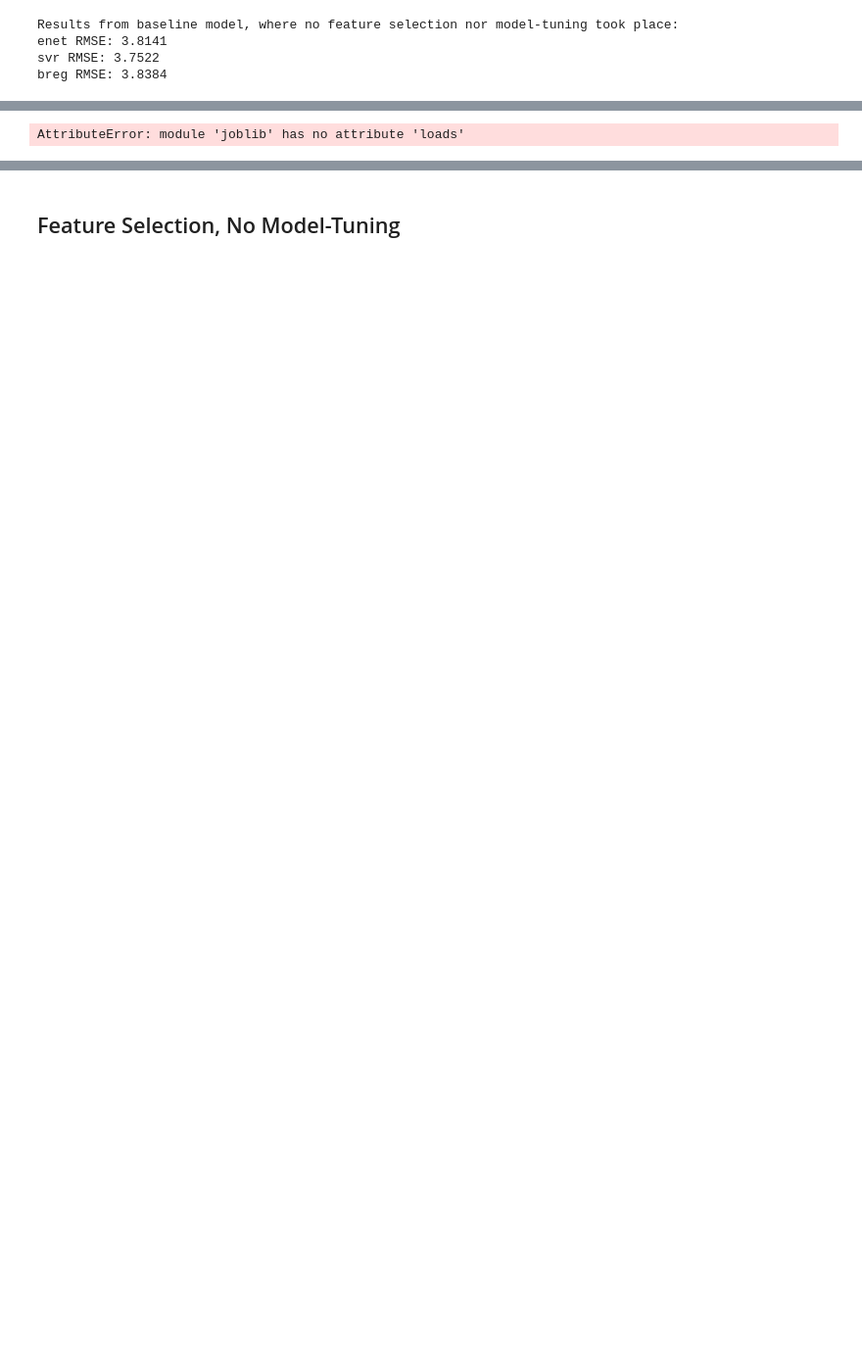
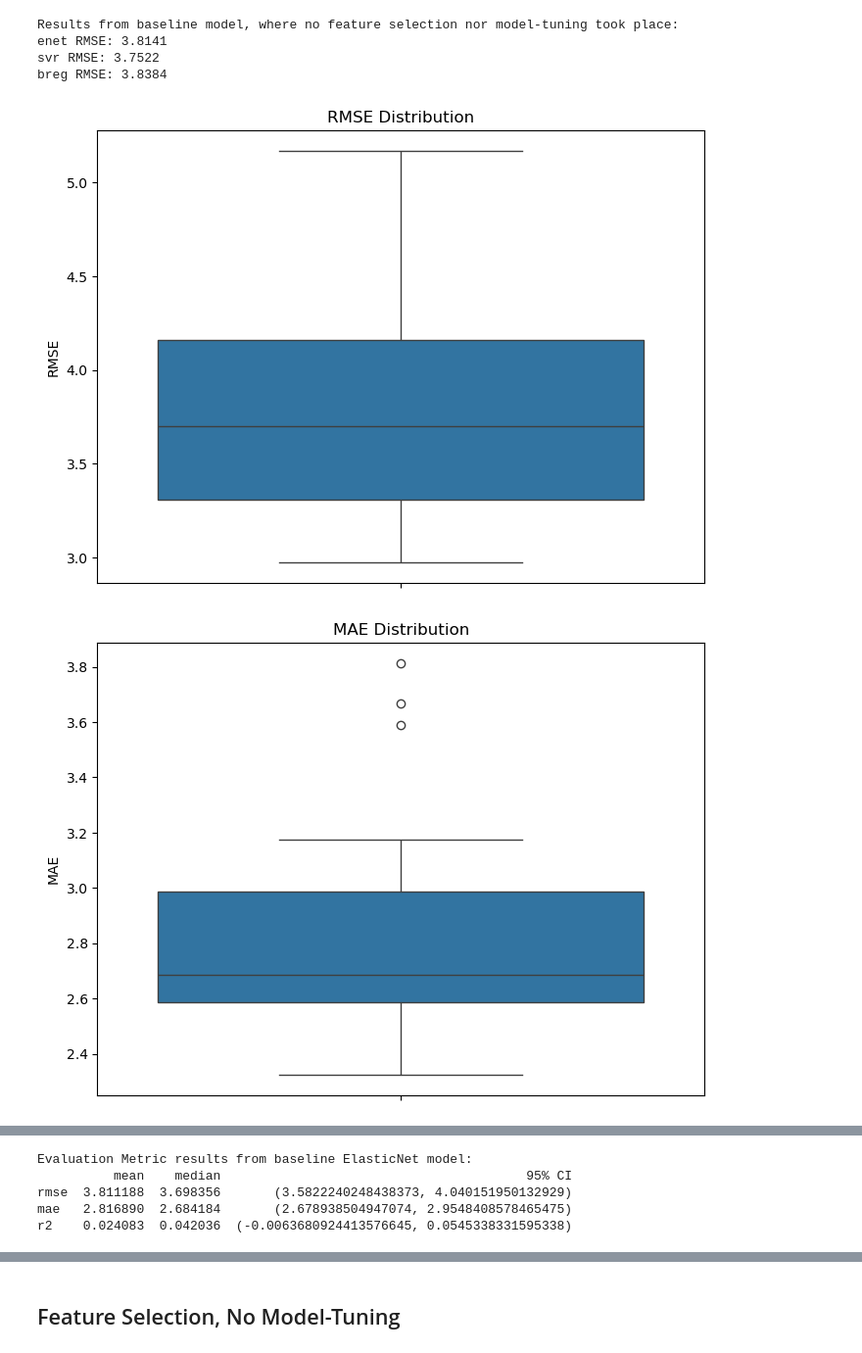
Before and after one commit to smertzani444/Assignment-1, a Jupyter notebook: models/model_analysis.ipynb, the cells around one changed output, grey strips where cells are left out. Shown: that part at 98% size. Saved outputs shown, nothing was run; the diff lists cells and outputs as text; code cells hidden in the pictures; blank space fills up the shorter version.

```diff
--- a/models/model_analysis.ipynb
+++ b/models/model_analysis.ipynb
@@ -120,25 +131,27 @@ svr RMSE: 3.7522
 breg RMSE: 3.8384
 # %%
 # Since no feature selection took place for this part of our model analysis, therewas no need for evaluation set alignment to the developmet set
-# Features and target have already been separated
-baseline = Regressor()
+# We have to distinguish the target and the features of the val_reduced_df, since this is the set used for the evaluation part
 
+X, y = baseline.separate_features_target(val_reduced_df, target='BMI', columns_to_remove=['Sex', 'Host age'])
 
 # model_instance-> ElasticNet with default parameters and no feauture selection
-enet_results, enet_metrics = baseline.evaluate_model(ElasticNet(), X, y, runs=30, test_size=0.2, save_path=None)
+enet_results= baseline.evaluate_model(ElasticNet(), X, y, runs=30, test_size=0.2, save_path=None)
 nofs_nomt_enet_df_summary = pd.DataFrame.from_dict(enet_results, orient='index')
 print('Evaluation Metric results from baseline ElasticNet model:')
 print(nofs_nomt_enet_df_summary)
 
 # model_instance-> SVR with default parameters and no feauture selection
-svr_results, svr_metrics = baseline.evaluate_model(SVR(), X, y, runs=30, test_size=0.2, save_path=None)
+svr_results= baseline.evaluate_model(SVR(), X, y, runs=30, test_size=0.2, save_path=None)
 nofs_nomt_svr_df_summary = pd.DataFrame.from_dict(svr_results, orient='index')
 print('Evaluation Metric results from baseline SVR model:')
 print(nofs_nomt_svr_df_summary)
 
 # model_instance-> SVR with default parameters and no feauture selection
-breg_results, breg_metrics = baseline.evaluate_model(BayesianRidge(), X, y, runs=30, test_size=0.2, save_path=None)
+breg_results= baseline.evaluate_model(BayesianRidge(), X, y, runs=30, test_size=0.2, save_path=None)
 nofs_nomt_breg_df_summary = pd.DataFrame.from_dict(breg_results, orient='index')
 print('Evaluation Metric results from baseline Bayesianregression model:')
 print(nofs_nomt_breg_df_summary)
 # %% [output]
+[figure, added]
+[figure, added]
@@ -145 +159,5 @@ print(nofs_nomt_breg_df_summary)
-AttributeError: module 'joblib' has no attribute 'loads'
+Evaluation Metric results from baseline ElasticNet model:
+          mean    median                                        95% CI
+rmse  3.811188  3.698356       (3.5822240248438373, 4.040151950132929)
+mae   2.816890  2.684184       (2.678938504947074, 2.9548408578465475)
+r2    0.024083  0.042036  (-0.0063680924413576645, 0.0545338331595338)
```
Also changed, not shown: parts of 10 cells of this notebook, 2 other files.
